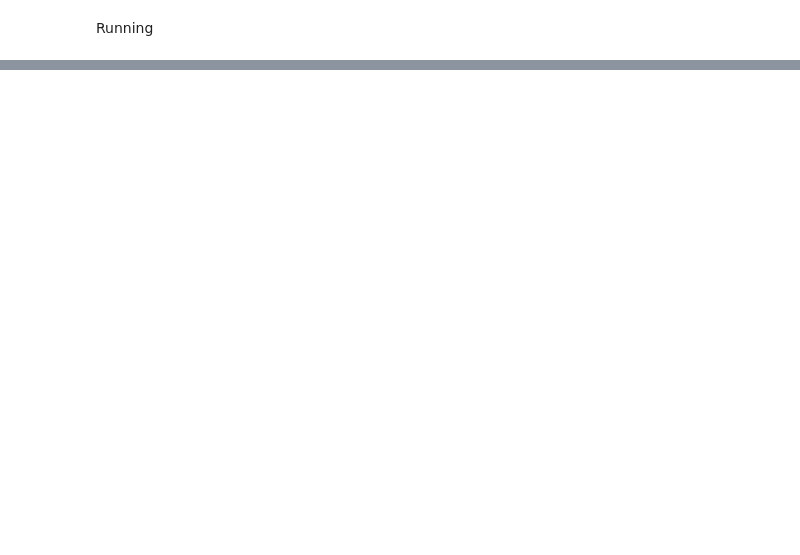
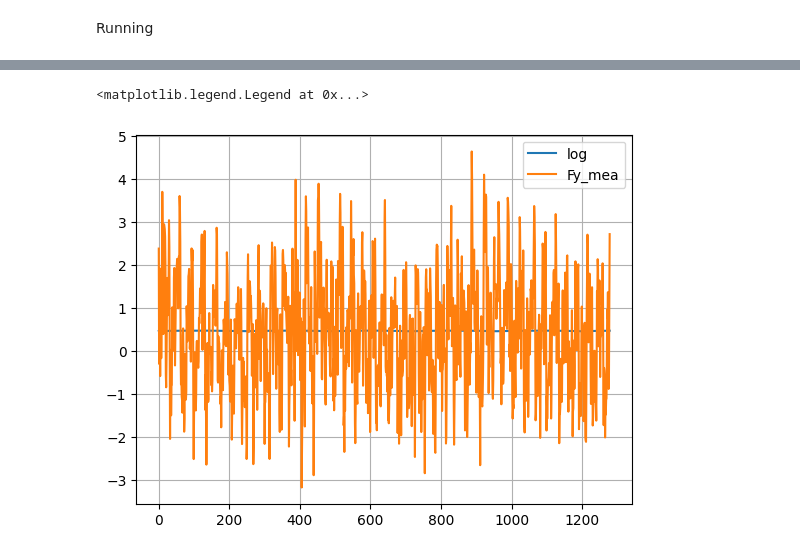
Before and after one commit to AndyBestIsBored/Desktop_Rehab, a Jupyter notebook: Main_Exp_Code.ipynb, the cells around one changed output, grey strips where cells are left out. Cells and saved outputs as stored; diff of their text form; code cells hidden in the pictures; blank space fills up the shorter version.

```diff
--- a/Main_Exp_Code.ipynb
+++ b/Main_Exp_Code.ipynb
@@ -215,5 +230,14 @@ q2_old = q2
 
 ##Sensor
 sensor.start_task()
-sensor.set_bias()
+current_time = Time.time()
+duration = 1
+values = []
+while Time.time()< current_time + duration:
+    values.append(np.array(sensor.read_avg_voltage()))
+
+values = np.array(values)
+values = [ft.mean() for ft in values.transpose()]
+sensor.set_bias(values)
 sensor.stop_task()
+print(values)
@@ -253,8 +280,8 @@ while time < record_duration:
     y_old = y
 
 
-    T1 = 0
-    T2 = 0
+    T1 = 1
+    T2 = 1
 
 
 
@@ -405,0 +465,16 @@ plt.legend()
+# %%
+X = df_log.index
+Y = df_log["Fy"]
+
+# X2 = df.index
+# Y2 = df["Force X"]
+
+plt.plot(X, Y, label="log")
+# plt.plot(X2,Y2)
+
+plt.grid()
+plt.plot(X, df_log["Fy_Mea"], label="Fy_mea")
+plt.legend()
+# %% [output]
+<matplotlib.legend.Legend at 0x...>
+[figure, added]
```
Also changed, not shown: parts of 19 cells of this notebook, 7 other files.
